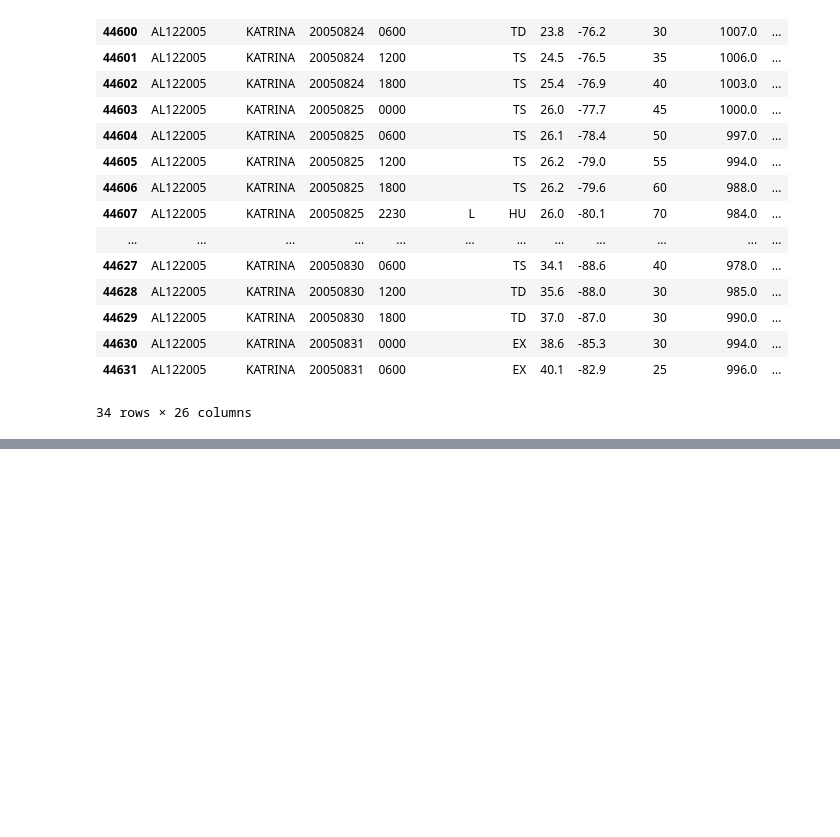
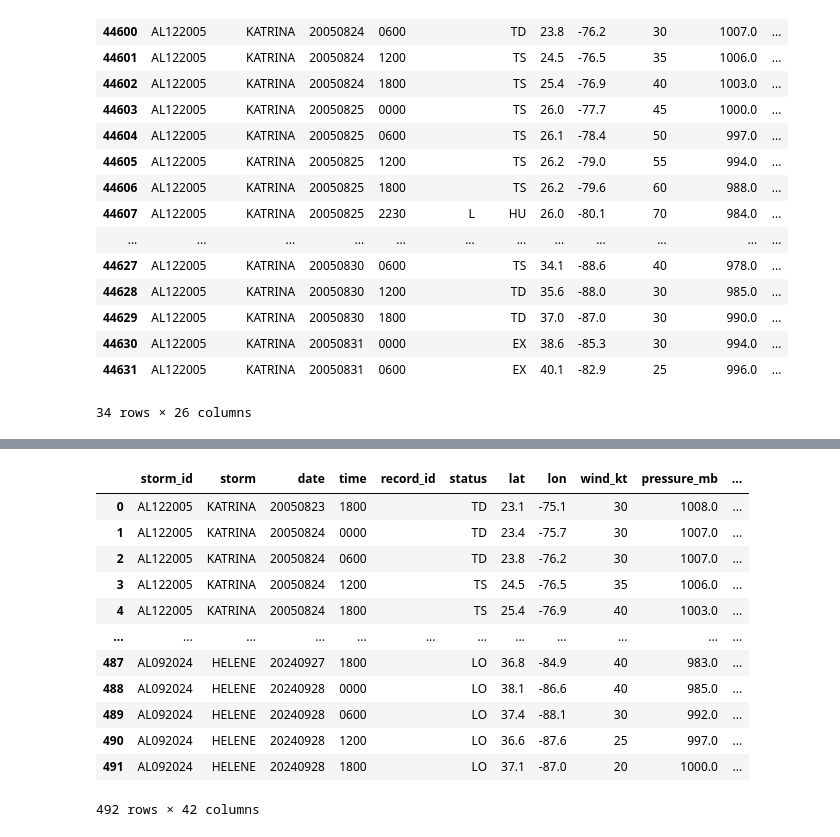
Before and after one commit to vpardos/vientovis, a Jupyter notebook: notebooks/hurricanes.ipynb, the cells around one changed output, grey strips where cells are left out. Saved outputs shown, nothing was run; the diff lists cells and outputs as text; code cells hidden in the pictures; blank space fills up the shorter version.

```diff
--- a/notebooks/hurricanes.ipynb
+++ b/notebooks/hurricanes.ipynb
@@ -28,0 +127,42 @@ hurdat2_df[(hurdat2_df["storm_name"] == "KATRINA") & (hurdat2_df["date"].str.con
+# %%
+# Sacamos el año de date de hurdat
+hurdat2_df["datetime_year"] = hurdat2_df["date"].astype(str).str[:4]
+
+Cantidad["datetime"] = Cantidad["datetime"].astype(str).str.strip()
+Cantidad["storm"] = Cantidad["storm"].astype(str).str.strip().str.upper()
+#dejamos todas las columnas mismo nombre
+cantidad_renombrado = Cantidad.rename(
+    columns={
+        "datetime": "year_storm",
+        "building_damage_usd": "total_building_damage_usd",
+        "contents_damage_usd": "total_contents_damage_usd",
+        "api_count": "total_api_count",
+        "records_pulled": "total_records_pulled",
+        "complete": "total_complete",
+    }
+)
+
+hurdat2_df = hurdat2_df.merge(
+    cantidad_renombrado,
+    left_on=["storm", "datetime_year"],
+    right_on=["storm", "year_storm"],
+    how="inner",
+).drop(columns=["datetime_year", "year_storm"])
+
+hurdat2_df
+
+hurdat2_df
+# %% [output]
+|  | storm_id | storm | date | time | record_id | status | lat | lon | wind_kt | pressure_mb | ... |
+| 0 | AL122005 | KATRINA | 20050823 | 1800 |  | TD | 23.1 | -75.1 | 30 | 1008.0 | ... |
+| 1 | AL122005 | KATRINA | 20050824 | 0000 |  | TD | 23.4 | -75.7 | 30 | 1007.0 | ... |
+| 2 | AL122005 | KATRINA | 20050824 | 0600 |  | TD | 23.8 | -76.2 | 30 | 1007.0 | ... |
+| 3 | AL122005 | KATRINA | 20050824 | 1200 |  | TS | 24.5 | -76.5 | 35 | 1006.0 | ... |
+| 4 | AL122005 | KATRINA | 20050824 | 1800 |  | TS | 25.4 | -76.9 | 40 | 1003.0 | ... |
+| ... | ... | ... | ... | ... | ... | ... | ... | ... | ... | ... | ... |
+| 487 | AL092024 | HELENE | 20240927 | 1800 |  | LO | 36.8 | -84.9 | 40 | 983.0 | ... |
+| 488 | AL092024 | HELENE | 20240928 | 0000 |  | LO | 38.1 | -86.6 | 40 | 985.0 | ... |
+| 489 | AL092024 | HELENE | 20240928 | 0600 |  | LO | 37.4 | -88.1 | 30 | 992.0 | ... |
+| 490 | AL092024 | HELENE | 20240928 | 1200 |  | LO | 36.6 | -87.6 | 25 | 997.0 | ... |
+| 491 | AL092024 | HELENE | 20240928 | 1800 |  | LO | 37.1 | -87.0 | 20 | 1000.0 | ... |
+492 rows × 42 columns
```
Also changed, not shown: parts of 7 cells of this notebook.
